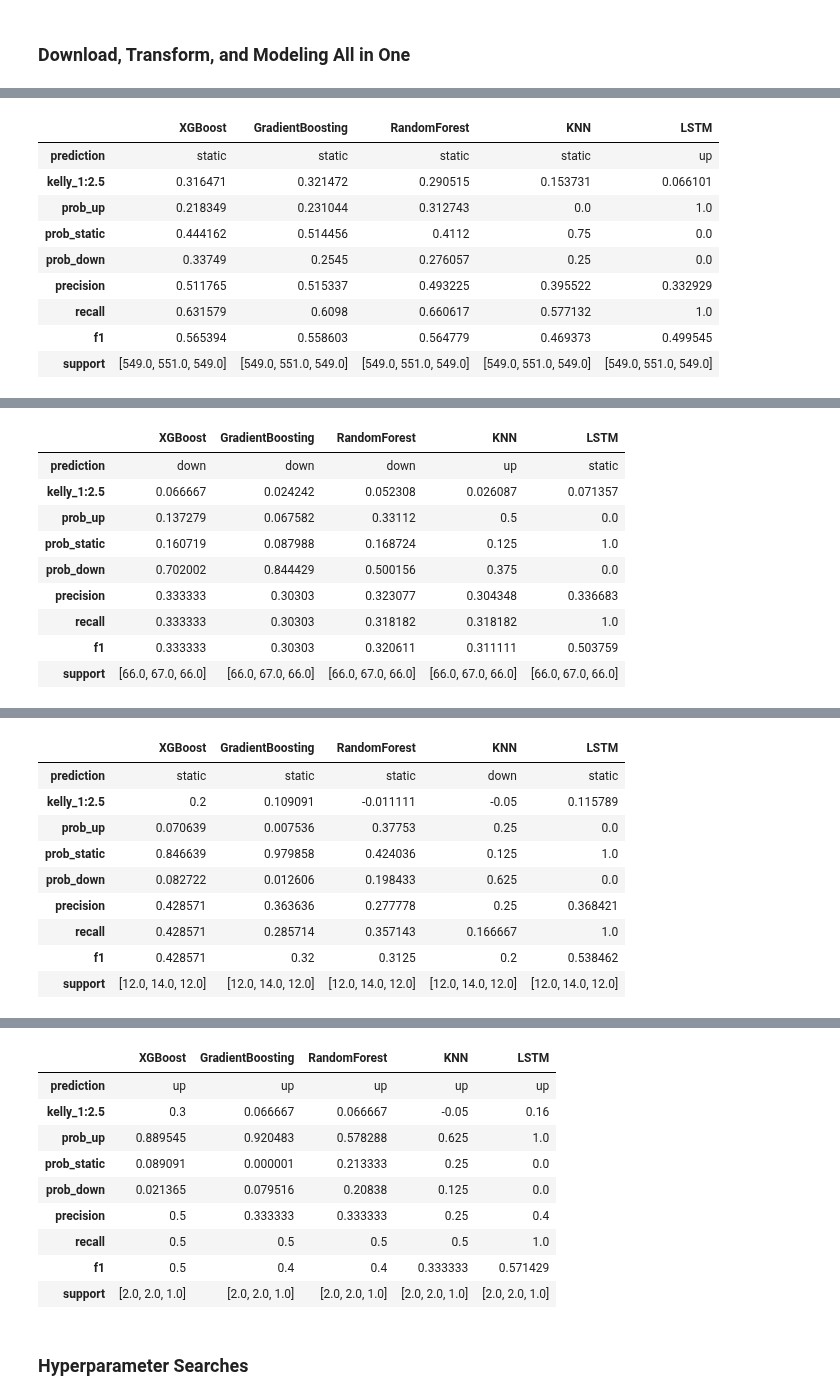
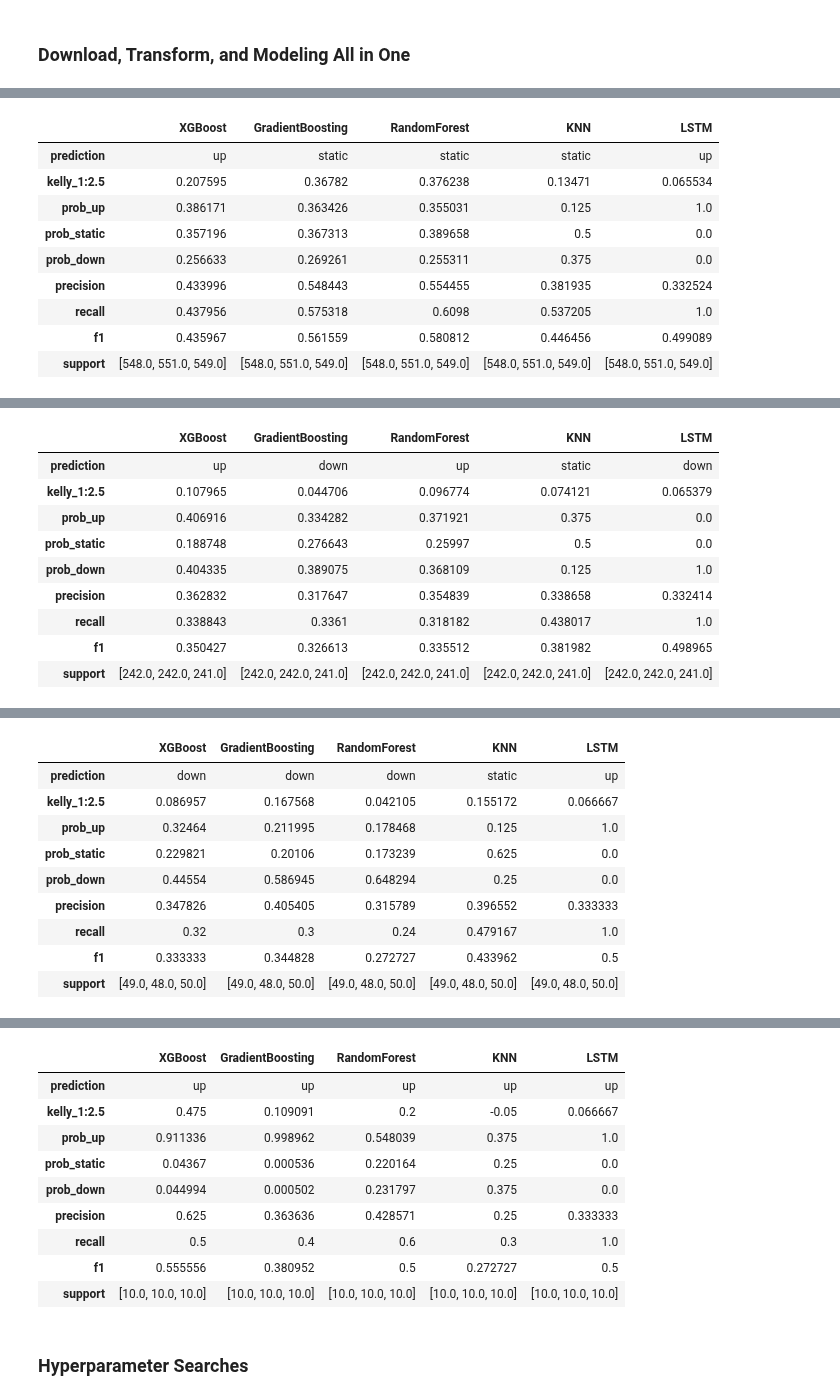
Before and after one commit to yuchild/stock_production, a Jupyter notebook: stock_next_time_frame_predictor.ipynb, the cells around one changed output, grey strips where cells are left out. Drawn from its saved outputs; the diff is of its cells as text; code cells hidden in the pictures.

```diff
--- a/stock_next_time_frame_predictor.ipynb
+++ b/stock_next_time_frame_predictor.ipynb
@@ -79,5 +79,5 @@ from src import modules as f # f is for function
 # %% [markdown]
 ### Download, Transform, and Modeling All in One
 # %%
-f.predictions('ai')
+f.predictions('tsla')
 # %% [output]
@@ -107,10 +107,10 @@ AI 1h Interval Timestamp: 2024-12-28 03:25:30
 |  | XGBoost | GradientBoosting | RandomForest | KNN | LSTM |
-| prediction | static | static | static | static | up |
-| kelly_1:2.5 | 0.316471 | 0.321472 | 0.290515 | 0.153731 | 0.066101 |
-| prob_up | 0.218349 | 0.231044 | 0.312743 | 0.0 | 1.0 |
-| prob_static | 0.444162 | 0.514456 | 0.4112 | 0.75 | 0.0 |
-| prob_down | 0.33749 | 0.2545 | 0.276057 | 0.25 | 0.0 |
-| precision | 0.511765 | 0.515337 | 0.493225 | 0.395522 | 0.332929 |
-| recall | 0.631579 | 0.6098 | 0.660617 | 0.577132 | 1.0 |
-| f1 | 0.565394 | 0.558603 | 0.564779 | 0.469373 | 0.499545 |
-| support | [549.0, 551.0, 549.0] | [549.0, 551.0, 549.0] | [549.0, 551.0, 549.0] | [549.0, 551.0, 549.0] | [549.0, 551.0, 549.0] |
+| prediction | up | static | static | static | up |
+| kelly_1:2.5 | 0.207595 | 0.36782 | 0.376238 | 0.13471 | 0.065534 |
+| prob_up | 0.386171 | 0.363426 | 0.355031 | 0.125 | 1.0 |
+| prob_static | 0.357196 | 0.367313 | 0.389658 | 0.5 | 0.0 |
+| prob_down | 0.256633 | 0.269261 | 0.255311 | 0.375 | 0.0 |
+| precision | 0.433996 | 0.548443 | 0.554455 | 0.381935 | 0.332524 |
+| recall | 0.437956 | 0.575318 | 0.6098 | 0.537205 | 1.0 |
+| f1 | 0.435967 | 0.561559 | 0.580812 | 0.446456 | 0.499089 |
+| support | [548.0, 551.0, 549.0] | [548.0, 551.0, 549.0] | [548.0, 551.0, 549.0] | [548.0, 551.0, 549.0] | [548.0, 551.0, 549.0] |
@@ -118,10 +118,10 @@ AI 1d Interval Timestamp: 2024-12-28 03:26:11
 |  | XGBoost | GradientBoosting | RandomForest | KNN | LSTM |
-| prediction | down | down | down | up | static |
-| kelly_1:2.5 | 0.066667 | 0.024242 | 0.052308 | 0.026087 | 0.071357 |
-| prob_up | 0.137279 | 0.067582 | 0.33112 | 0.5 | 0.0 |
-| prob_static | 0.160719 | 0.087988 | 0.168724 | 0.125 | 1.0 |
-| prob_down | 0.702002 | 0.844429 | 0.500156 | 0.375 | 0.0 |
-| precision | 0.333333 | 0.30303 | 0.323077 | 0.304348 | 0.336683 |
-| recall | 0.333333 | 0.30303 | 0.318182 | 0.318182 | 1.0 |
-| f1 | 0.333333 | 0.30303 | 0.320611 | 0.311111 | 0.503759 |
-| support | [66.0, 67.0, 66.0] | [66.0, 67.0, 66.0] | [66.0, 67.0, 66.0] | [66.0, 67.0, 66.0] | [66.0, 67.0, 66.0] |
+| prediction | up | down | up | static | down |
+| kelly_1:2.5 | 0.107965 | 0.044706 | 0.096774 | 0.074121 | 0.065379 |
+| prob_up | 0.406916 | 0.334282 | 0.371921 | 0.375 | 0.0 |
+| prob_static | 0.188748 | 0.276643 | 0.25997 | 0.5 | 0.0 |
+| prob_down | 0.404335 | 0.389075 | 0.368109 | 0.125 | 1.0 |
+| precision | 0.362832 | 0.317647 | 0.354839 | 0.338658 | 0.332414 |
+| recall | 0.338843 | 0.3361 | 0.318182 | 0.438017 | 1.0 |
+| f1 | 0.350427 | 0.326613 | 0.335512 | 0.381982 | 0.498965 |
+| support | [242.0, 242.0, 241.0] | [242.0, 242.0, 241.0] | [242.0, 242.0, 241.0] | [242.0, 242.0, 241.0] | [242.0, 242.0, 241.0] |
@@ -129,10 +129,10 @@ AI 1wk Interval Timestamp: 2024-12-28 03:26:25
 |  | XGBoost | GradientBoosting | RandomForest | KNN | LSTM |
-| prediction | static | static | static | down | static |
-| kelly_1:2.5 | 0.2 | 0.109091 | -0.011111 | -0.05 | 0.115789 |
-| prob_up | 0.070639 | 0.007536 | 0.37753 | 0.25 | 0.0 |
-| prob_static | 0.846639 | 0.979858 | 0.424036 | 0.125 | 1.0 |
-| prob_down | 0.082722 | 0.012606 | 0.198433 | 0.625 | 0.0 |
-| precision | 0.428571 | 0.363636 | 0.277778 | 0.25 | 0.368421 |
-| recall | 0.428571 | 0.285714 | 0.357143 | 0.166667 | 1.0 |
-| f1 | 0.428571 | 0.32 | 0.3125 | 0.2 | 0.538462 |
-| support | [12.0, 14.0, 12.0] | [12.0, 14.0, 12.0] | [12.0, 14.0, 12.0] | [12.0, 14.0, 12.0] | [12.0, 14.0, 12.0] |
+| prediction | down | down | down | static | up |
+| kelly_1:2.5 | 0.086957 | 0.167568 | 0.042105 | 0.155172 | 0.066667 |
+| prob_up | 0.32464 | 0.211995 | 0.178468 | 0.125 | 1.0 |
+| prob_static | 0.229821 | 0.20106 | 0.173239 | 0.625 | 0.0 |
+| prob_down | 0.44554 | 0.586945 | 0.648294 | 0.25 | 0.0 |
+| precision | 0.347826 | 0.405405 | 0.315789 | 0.396552 | 0.333333 |
+| recall | 0.32 | 0.3 | 0.24 | 0.479167 | 1.0 |
+| f1 | 0.333333 | 0.344828 | 0.272727 | 0.433962 | 0.5 |
+| support | [49.0, 48.0, 50.0] | [49.0, 48.0, 50.0] | [49.0, 48.0, 50.0] | [49.0, 48.0, 50.0] | [49.0, 48.0, 50.0] |
@@ -140,13 +140,13 @@ AI 1mo Interval Timestamp: 2024-12-28 03:26:35
 |  | XGBoost | GradientBoosting | RandomForest | KNN | LSTM |
 | prediction | up | up | up | up | up |
-| kelly_1:2.5 | 0.3 | 0.066667 | 0.066667 | -0.05 | 0.16 |
-| prob_up | 0.889545 | 0.920483 | 0.578288 | 0.625 | 1.0 |
-| prob_static | 0.089091 | 0.000001 | 0.213333 | 0.25 | 0.0 |
-| prob_down | 0.021365 | 0.079516 | 0.20838 | 0.125 | 0.0 |
-| precision | 0.5 | 0.333333 | 0.333333 | 0.25 | 0.4 |
-| recall | 0.5 | 0.5 | 0.5 | 0.5 | 1.0 |
-| f1 | 0.5 | 0.4 | 0.4 | 0.333333 | 0.571429 |
-| support | [2.0, 2.0, 1.0] | [2.0, 2.0, 1.0] | [2.0, 2.0, 1.0] | [2.0, 2.0, 1.0] | [2.0, 2.0, 1.0] |
+| kelly_1:2.5 | 0.475 | 0.109091 | 0.2 | -0.05 | 0.066667 |
+| prob_up | 0.911336 | 0.998962 | 0.548039 | 0.375 | 1.0 |
+| prob_static | 0.04367 | 0.000536 | 0.220164 | 0.25 | 0.0 |
+| prob_down | 0.044994 | 0.000502 | 0.231797 | 0.375 | 0.0 |
+| precision | 0.625 | 0.363636 | 0.428571 | 0.25 | 0.333333 |
+| recall | 0.5 | 0.4 | 0.6 | 0.3 | 1.0 |
+| f1 | 0.555556 | 0.380952 | 0.5 | 0.272727 | 0.5 |
+| support | [10.0, 10.0, 10.0] | [10.0, 10.0, 10.0] | [10.0, 10.0, 10.0] | [10.0, 10.0, 10.0] | [10.0, 10.0, 10.0] |
 # %%
 symbol='NVDA'
 interval='1d'
```
Also changed, not shown: parts of 1 cell of this notebook, 12 other files.
